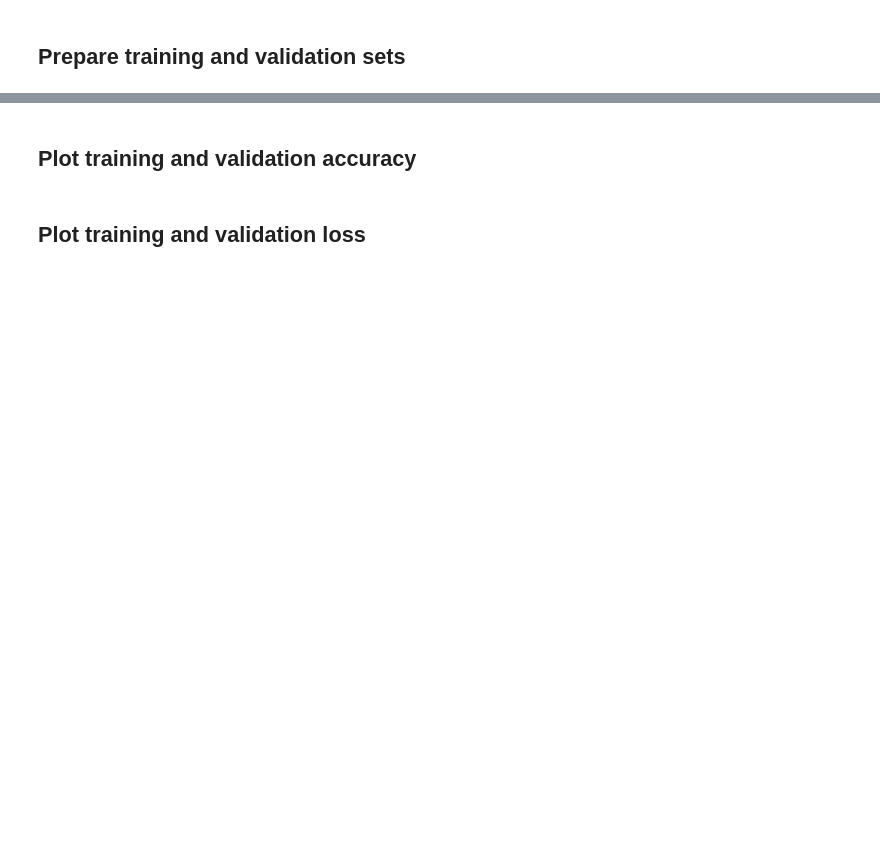
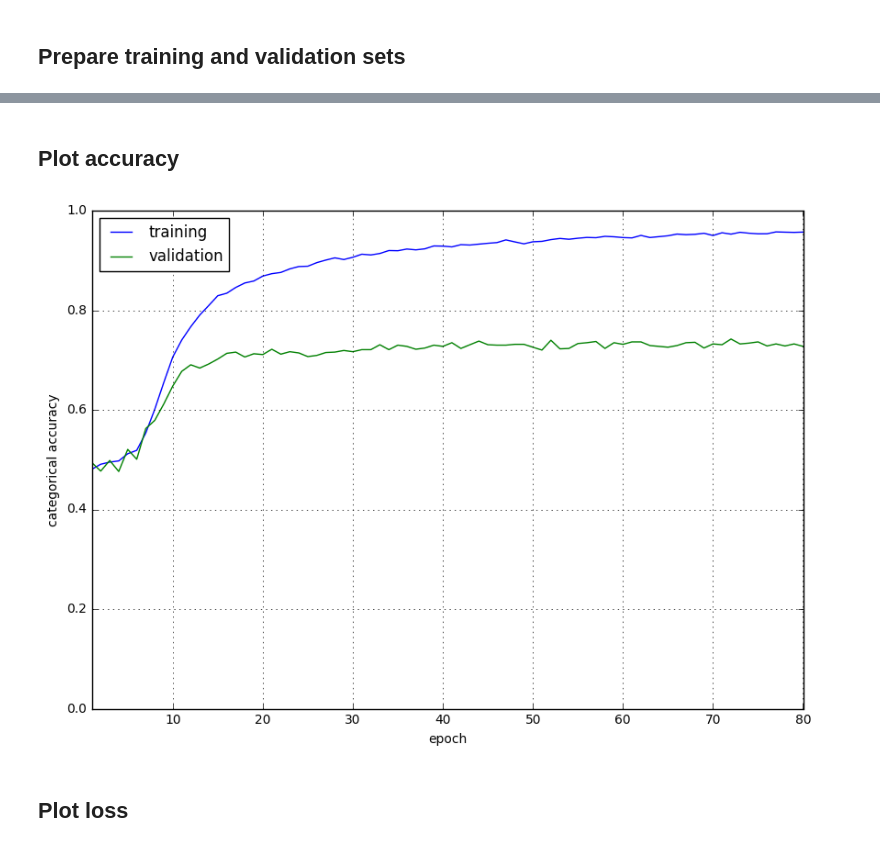
Before and after one commit to bradleypallen/keras-emoji-embeddings, a Jupyter notebook: Generating emoji embeddings using Keras.ipynb, the cells around one changed output, grey strips where cells are left out. Drawn from its saved outputs; the diff is of its cells as text; code cells hidden in the pictures; blank space fills up the shorter version.

```diff
--- a/Generating emoji embeddings using Keras.ipynb
+++ b/Generating emoji embeddings using Keras.ipynb
@@ -26,7 +27,7 @@ Using Theano backend.
 # %% [markdown]
 ## Initialize global variables
 # %%
-GLOVE_FILE = 'glove.6B/glove.6B.300d.txt'
+GLOVE_FILE = 'glove.6B.300d.txt'
 EMOJI_DESCRIPTIONS_FILE = 'emoji_joined.txt'
 EMOJI_EMB_VIZ_FILE = 'emoji_emb_viz.csv'
 MODEL_WEIGHTS_FILE = 'weights.h5'
@@ -164,7 +167,7 @@ print('Null word embeddings: %d' % np.sum(np.sum(word_embedding_matrix, axis=1)
 # %%
 e_data = np.array([ emoji_index[e] for e in emoji_data['emoji'].values ])
 d_data = pad_sequences(desc_word_sequences, maxlen=MAX_SEQUENCE_LENGTH)
-labels = emoji_data['label'].values
+labels = np.array([ [0, 1] if l == 0 else [1, 0] for l in emoji_data['label'].values ])
 nb_emojis = min(MAX_NB_EMOJIS, len(emoji_index))
 print('Shape of emoji data tensor:', e_data.shape)
 print('Shape of description data tensor:', d_data.shape)
@@ -196,8 +223,8 @@ sigmoid_model.summary()
 # %%
-callbacks = [ModelCheckpoint(MODEL_WEIGHTS_FILE, save_best_only=True)]
-sigmoid_history = sigmoid_model.fit([e_data, d_data],
-                                    labels,
-                                    nb_epoch=80,
-                                    validation_split=VALIDATION_SPLIT,
-                                    verbose=2,
-                                    callbacks=callbacks)
+callbacks = [ModelCheckpoint(MODEL_WEIGHTS_FILE, monitor='val_categorical_accuracy', save_best_only=True)]
+history = model.fit([e_data, d_data],
+                    labels,
+                    nb_epoch=80,
+                    validation_split=VALIDATION_SPLIT,
+                    verbose=2,
+                    callbacks=callbacks)
@@ -204,12 +249,14 @@ sigmoid_history = sigmoid_model.fit([e_data, d_data],
 # %% [markdown]
-## Plot training and validation accuracy
+## Plot accuracy
 # %%
-acc = pd.DataFrame({'epoch': [ i + 1 for i in sigmoid_history.epoch ],
-                    'training': sigmoid_history.history['binary_accuracy'],
-                    'validation': sigmoid_history.history['val_binary_accuracy']})
+acc = pd.DataFrame({'epoch': [ i + 1 for i in history.epoch ],
+                    'training': history.history['categorical_accuracy'],
+                    'validation': history.history['val_categorical_accuracy']})
 ax = acc.ix[:,:].plot(x='epoch', figsize={7,10}, grid=True)
-ax.set_ylabel("binary accuracy")
+ax.set_ylabel("categorical accuracy")
 ax.set_ylim([0.0,1.0]);
+# %% [output]
+[figure, added]
 # %% [markdown]
-## Plot training and validation loss
+## Plot loss
 # %%
```
Also changed, not shown: parts of 24 cells of this notebook, 1 other file.
